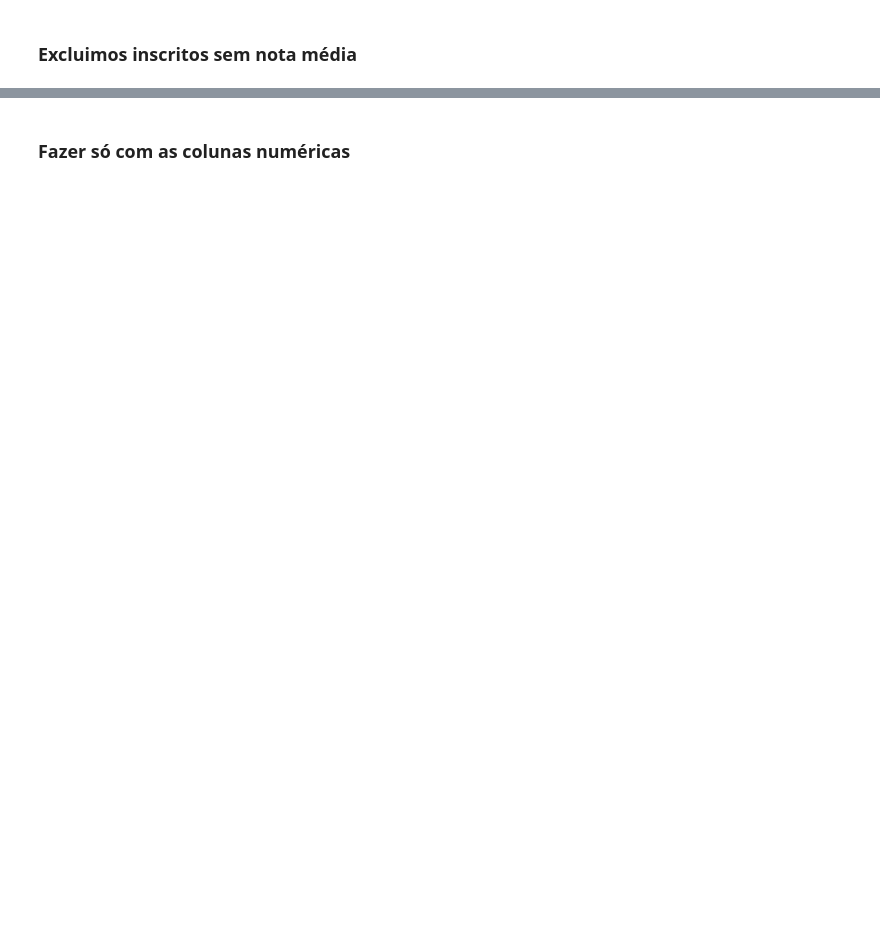
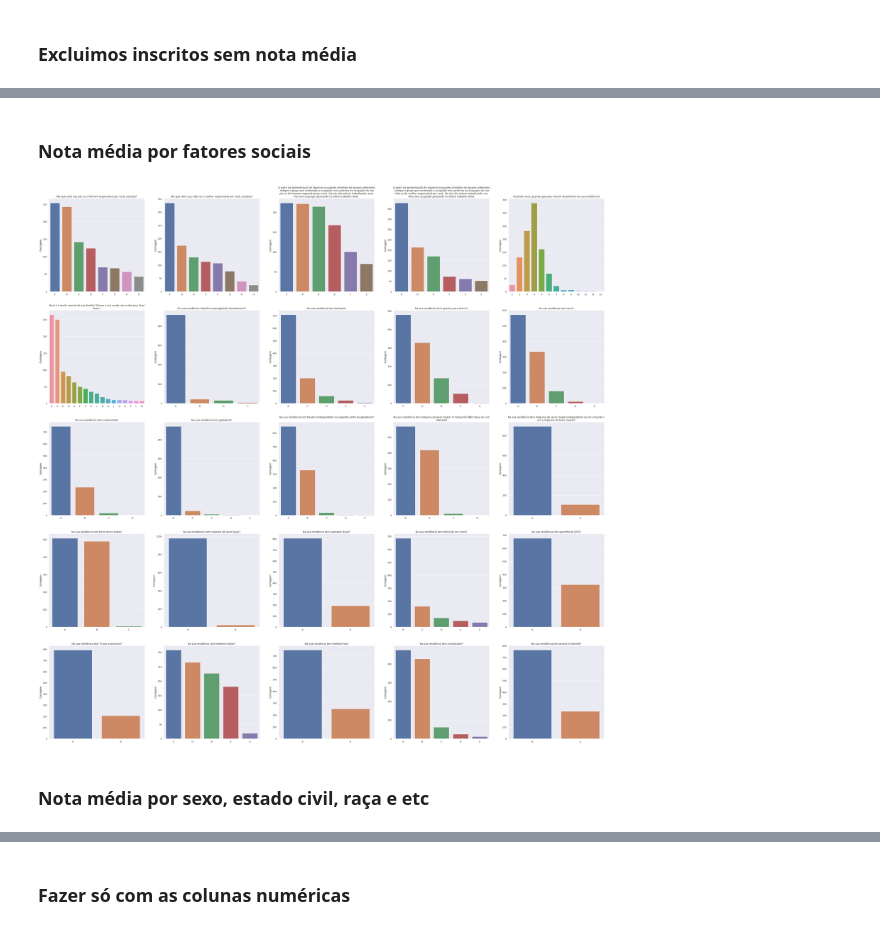
Before and after one commit to AkiraGabriel/Enem-2019, a Jupyter notebook: Enem.ipynb, the cells around one changed output, grey strips where cells are left out. Cells and saved outputs as stored; diff of their text form; code cells hidden in the pictures; blank space fills up the shorter version.

```diff
--- a/Enem.ipynb
+++ b/Enem.ipynb
@@ -22,0 +60,2 @@ pandas.core.frame.DataFrame
+# %%
+descriptions = dicionario[['NOME DA VARIÁVEL',	'Descrição']].copy().dropna().set_index('NOME DA VARIÁVEL')
@@ -74,0 +244,16 @@ Name: nota_Media, Length: 2405749, dtype: float64
+# %% [markdown]
+### Nota média por fatores sociais
+# %%
+fig = plt.figure(figsize=(50,50))
+axs = fig.subplots(5,5)
+for ax, column in zip(axs.flat, df.columns[df.columns.str.startswith('Q')]):
+    counts = df[column].value_counts().sort_values(ascending=False)
+    sns.barplot(x=counts.index, y=counts, ax=ax)
+    ax.set_ylabel('Contagem')
+    title = descriptions.loc[column, 'Descrição']
+    title = re.sub("(.{75})", "\\1\n", title, 0, re.DOTALL)
+    ax.set_title(title)
+# %% [output]
+[figure, added]
+# %% [markdown]
+### Nota média por sexo, estado civil, raça e etc
```
Also changed, not shown: parts of 74 cells of this notebook.
